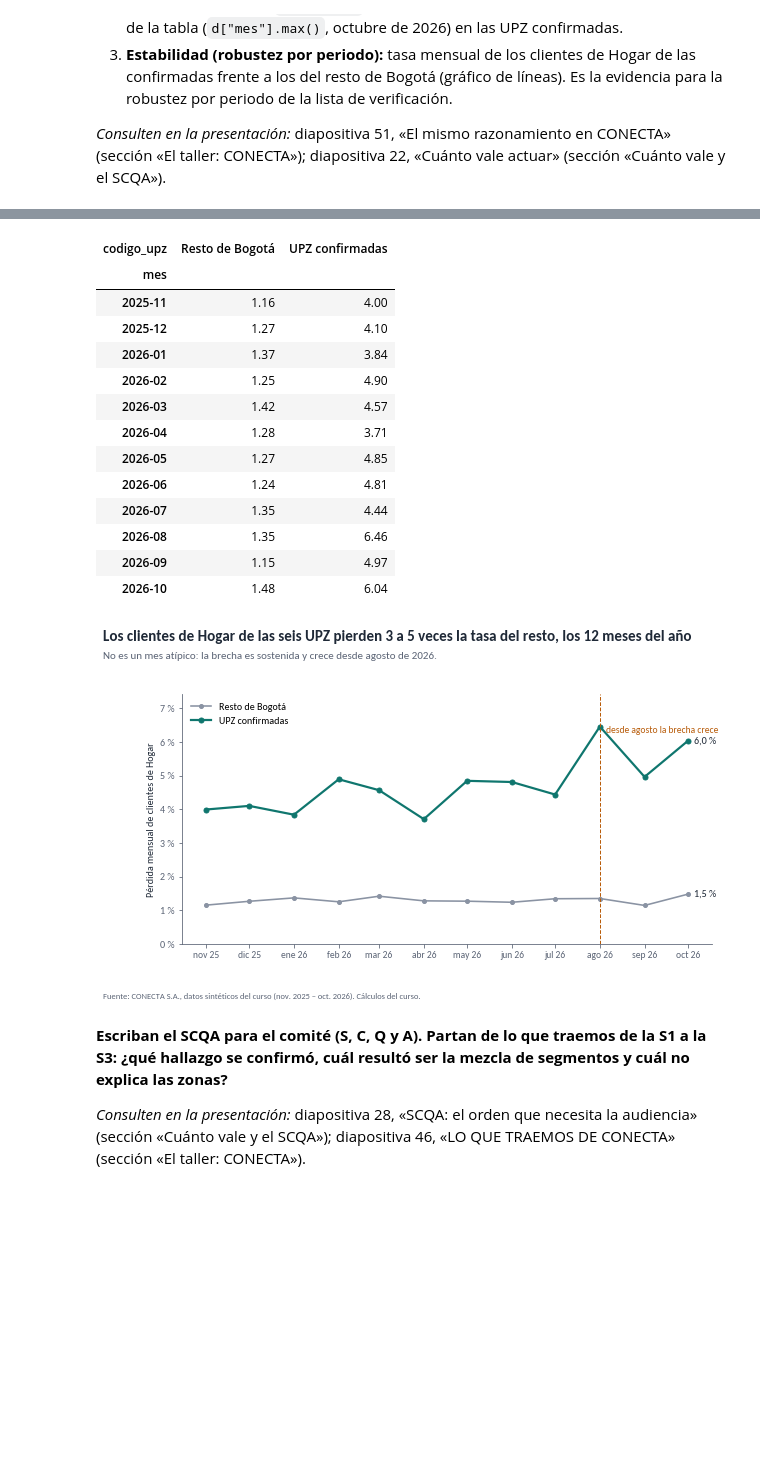
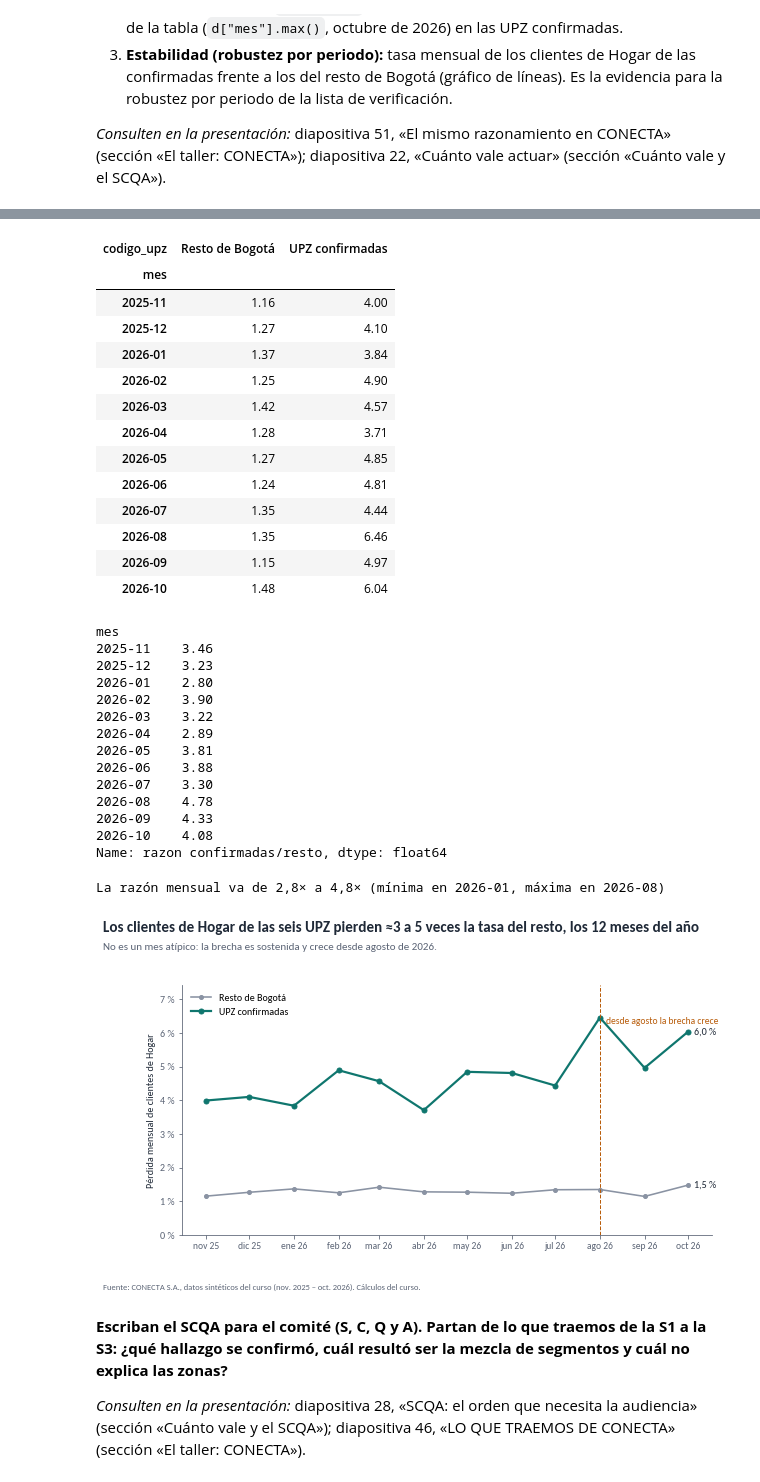
Before and after one commit to juliomariop/visualizacion_datos_especializacion, a Jupyter notebook: sesion_04/DATAVIZ_sesion_4_proyecto_A_grupo_9.ipynb, the cells around one changed output, grey strips where cells are left out. Saved outputs shown, nothing was run; the diff lists cells and outputs as text; code cells hidden in the pictures; blank space fills up the shorter version.

```diff
--- a/sesion_04/DATAVIZ_sesion_4_proyecto_A_grupo_9.ipynb
+++ b/sesion_04/DATAVIZ_sesion_4_proyecto_A_grupo_9.ipynb
@@ -222,18 +224,15 @@ y = range(len(c))
 for i, (_, f_) in enumerate(c.iterrows()):
     color = PALETA["principal"] if f_["confirmada"] else PALETA["neutro"]
     ax.plot([f_["esperadas"], f_["perdidas"]], [i, i], color=color, linewidth=2, zorder=2)
-    ax.scatter([f_["esperadas"], f_["perdidas"]], [i, i], s=[42, 60], color=color, zorder=3)
+    ax.scatter([f_["perdidas"]], [i], s=60, color=color, zorder=3)
+    ax.scatter([f_["esperadas"]], [i], s=42, facecolor="white", edgecolor=color, zorder=3)
     ax.annotate(f"{decimal(f_['razon'], 1)}×", (f_["perdidas"], i), xytext=(8, 0), textcoords="offset points",
                 va="center", fontsize=9.5, color=color)
-ax.scatter([], [], s=60, color=PALETA["texto"], label="pérdidas observadas en el año")
-ax.scatter([], [], s=42, marker="o", facecolor="white", edgecolor=PALETA["secundario"],
-           label="esperadas si cada cliente perdiera como su segmento")
 ax.set_yticks(list(y)); ax.set_yticklabels([f"{u_}  ({l_})" for u_, l_ in zip(c["upz"].str.title(), c["localidad"].str.title())])
 ax.set_xlabel("Pérdidas en el año (clientes que se fueron)")
 ax.set_xlim(0, c["perdidas"].max() * 1.18)
-ax.legend(loc="lower right", fontsize=9.5, frameon=False)
 titulo(fig, "En seis de las diez candidatas la pérdida supera en más de la mitad lo que su mezcla de segmentos predice",
-       "Verde: confirmadas (razón ≥ 1,5); gris: descartadas — su pérdida la explica el prepago. La cifra es la razón observada/esperada.")
+       "Verde: confirmadas (razón ≥ 1,5); gris: descartadas — su pérdida la explica el prepago. Punto relleno: pérdidas observadas; punto hueco: esperadas si cada cliente perdiera como su segmento. La cifra es la razón observada/esperada.")
 fuente(fig, FUENTE_CONECTA)
 guardar(fig, "verificacion_candidatas.png")
 # %% [output]
@@ -372,6 +400,10 @@ Costo máximo por cliente (escenario prudente / activos): COP 116 121
 # Su código aquí:
 serie = 100 * h.groupby(["mes", gh])["perdida"].mean().unstack()
 display(serie.round(2))
+razon_mes = serie["UPZ confirmadas"] / serie["Resto de Bogotá"]
+display(razon_mes.round(2).rename("razon confirmadas/resto"))
+print(f"La razón mensual va de {decimal(razon_mes.min(), 1)}× a {decimal(razon_mes.max(), 1)}× "
+      f"(mínima en {razon_mes.idxmin()}, máxima en {razon_mes.idxmax()})")
 fig, ax = plt.subplots(figsize=(9.5, 4.6))
 meses = pd.to_datetime(serie.index, format="%Y-%m")
 ax.plot(meses, serie["Resto de Bogotá"], color=PALETA["neutro"], linewidth=1.6, marker="o", markersize=4,
@@ -384,35 +416,50 @@ ax.annotate("desde agosto la brecha crece", (pd.Timestamp("2026-08"), serie["UPZ
 for x_, y_, v_ in ((meses[-1], serie["UPZ confirmadas"].iloc[-1], serie["UPZ confirmadas"].iloc[-1]),
                  (meses[-1], serie["Resto de Bogotá"].iloc[-1], serie["Resto de Bogotá"].iloc[-1])):
     ax.annotate(f"{decimal(v_, 1)} %", (x_, y_), xytext=(6, 0), textcoords="offset points", fontsize=10,
                 color=PALETA["texto"], va="center")
 ax.set_ylim(0, serie["UPZ confirmadas"].max() * 1.15)
 ax.yaxis.set_major_formatter(lambda v, _: f"{v:.0f} %")
 ROTULOS_MES = {"2025-11": "nov 25", "2025-12": "dic 25", "2026-01": "ene 26", "2026-02": "feb 26",
                "2026-03": "mar 26", "2026-04": "abr 26", "2026-05": "may 26", "2026-06": "jun 26",
                "2026-07": "jul 26", "2026-08": "ago 26", "2026-09": "sep 26", "2026-10": "oct 26"}
 ax.set_xticks(meses); ax.set_xticklabels([ROTULOS_MES[m] for m in serie.index], fontsize=9.5)
 ax.set_ylabel("Pérdida mensual de clientes de Hogar")
 ax.legend(fontsize=10, frameon=False, loc="upper left")
-titulo(fig, "Los clientes de Hogar de las seis UPZ pierden 3 a 5 veces la tasa del resto, los 12 meses del año",
+titulo(fig, "Los clientes de Hogar de las seis UPZ pierden ≈3 a 5 veces la tasa del resto, los 12 meses del año",
        "No es un mes atípico: la brecha es sostenida y crece desde agosto de 2026.")
 fuente(fig, FUENTE_CONECTA)
 guardar(fig, "serie_mensual_hogar.png")
 # %% [output]
 | codigo_upz | Resto de Bogotá | UPZ confirmadas |
 | mes |  |  |
 | 2025-11 | 1.16 | 4.00 |
 | 2025-12 | 1.27 | 4.10 |
 | 2026-01 | 1.37 | 3.84 |
 | 2026-02 | 1.25 | 4.90 |
 | 2026-03 | 1.42 | 4.57 |
 | 2026-04 | 1.28 | 3.71 |
 | 2026-05 | 1.27 | 4.85 |
 | 2026-06 | 1.24 | 4.81 |
 | 2026-07 | 1.35 | 4.44 |
 | 2026-08 | 1.35 | 6.46 |
 | 2026-09 | 1.15 | 4.97 |
 | 2026-10 | 1.48 | 6.04 |
+mes
+2025-11    3.46
+2025-12    3.23
+2026-01    2.80
+2026-02    3.90
+2026-03    3.22
+2026-04    2.89
+2026-05    3.81
+2026-06    3.88
+2026-07    3.30
+2026-08    4.78
+2026-09    4.33
+2026-10    4.08
+Name: razon confirmadas/resto, dtype: float64
+La razón mensual va de 2,8× a 4,8× (mínima en 2026-01, máxima en 2026-08)
-[figure, old version]
+[figure, new version]
 # %% [markdown]
 **Escriban el SCQA para el comité (S, C, Q y A). Partan de lo que traemos de la S1 a la S3: ¿qué hallazgo se confirmó, cuál resultó ser la mezcla de segmentos y cuál no explica las zonas?**
 
```
Also changed, not shown: parts of 13 cells of this notebook, 3 other files.
